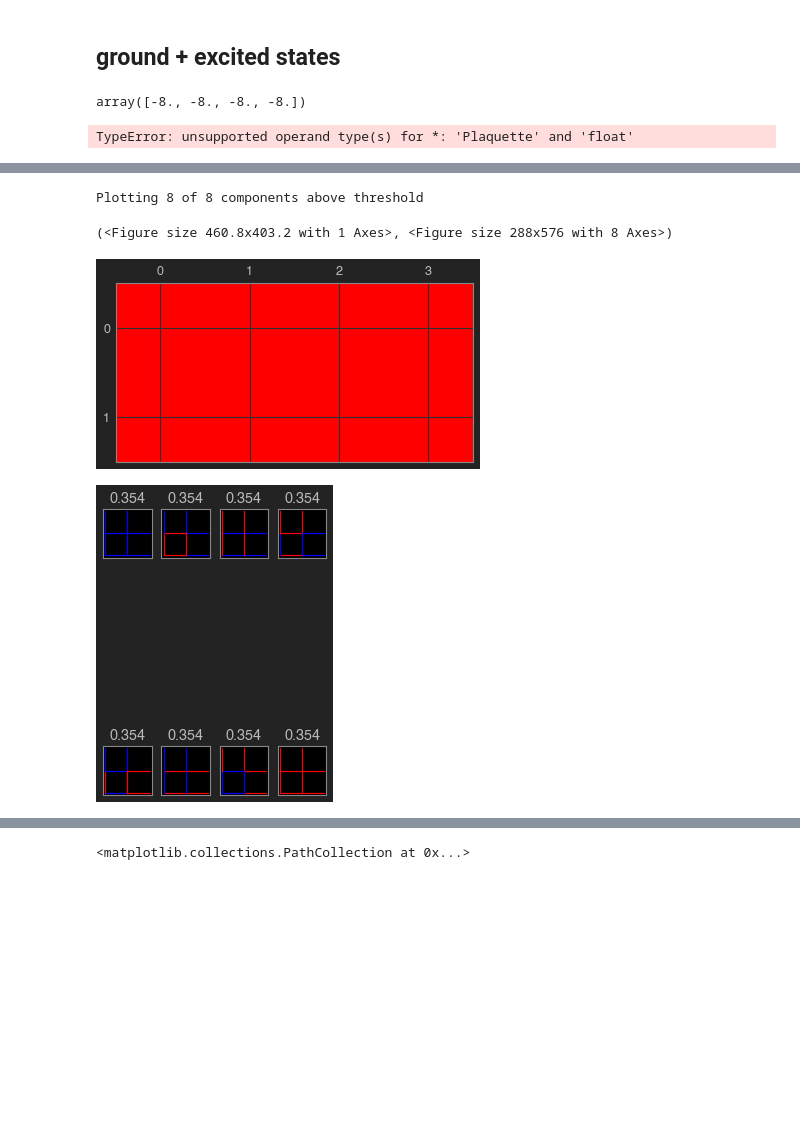
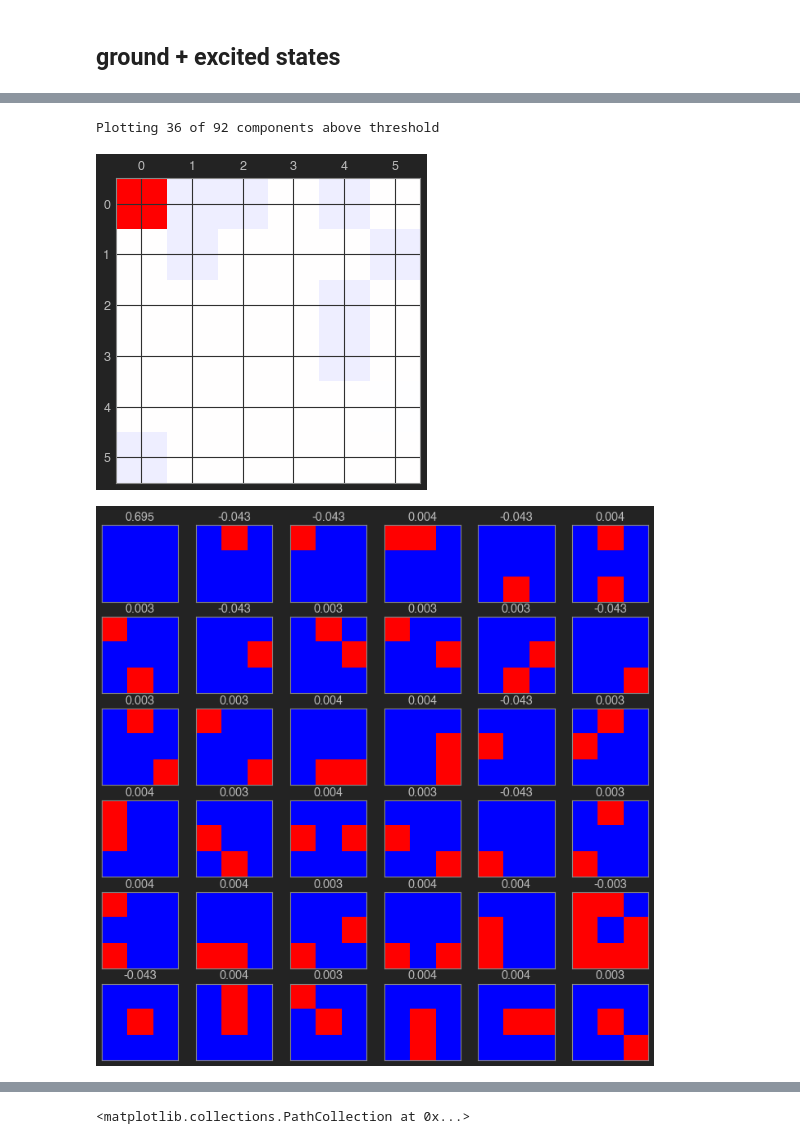
Before and after one commit to akuczala/toric-code, a Jupyter notebook: toric-code-2.ipynb, the cells around one changed output, grey strips where cells are left out. Cells and saved outputs as stored; diff of their text form; code cells hidden in the pictures; blank space fills up the shorter version.

```diff
--- a/toric-code-2.ipynb
+++ b/toric-code-2.ipynb
@@ -9,11 +9,10 @@ from plot_styler import style_plots
 style_plots()
 # %%
 from toriccode.env import *
-local_terms, coefs = get_ising_terms(3)
-local_terms = get_toric_terms(2)
-coefs = -np.ones(len(local_terms))
+local_terms, coefs = get_ising_terms(3, 0.5)
+#local_terms, coefs = get_toric_terms(2)
 h = HamiltonianBuilder(verbose=False).build(local_terms, coefs)
-eigs, vecs = h.calc_eigs(20)
+eigs, vecs = h.calc_eigs(10)
 # %% [output]
 padding + tensor producting
 # %%
@@ -66,18 +65,15 @@ np.count_nonzero(~np.isclose(vec, 0))
 32
 # %% [markdown]
 ## ground + excited states
-# %%
-eigs[np.isclose(eigs,eigs[0])]
-# %% [output]
-array([-8., -8., -8., -8.])
 # %%
 grid_point_class = h.local_terms[0].GridPointClass
-B = Plaquette.new(grid_point_class.new(0,0)).generate_matrix(
-vec = np.dot(B, vecs[:,0])
+B = Plaquette.new(grid_point_class.new(0,0)).generate_matrix(h.qubits).tocsc()
+v0 = np.zeros(h.dim)
+v0[0] = 1
+vec = B.dot(v0)
-# %% [output]
-TypeError: unsupported operand type(s) for *: 'Plaquette' and 'float'
 # %%
-vec = vecs[:,3]
-plt.hist(np.abs(vec), bins=30); plt.yscale('log'); plt.show()
-plot_vec(vec, h.qubits, threshold=0.3, max_terms=36)
+#vec = vecs[:,1]
+for v in (vecs[:,0],):
+    plt.hist(np.abs(v), bins=30); plt.yscale('log'); plt.show()
+    plot_vec(v, h.qubits, threshold=0.001, max_terms=36); plt.show()
 # %% [output]
@@ -85,4 +81,3 @@ plot_vec(vec, h.qubits, threshold=0.3, max_terms=36)
-Plotting 8 of 8 components above threshold
+Plotting 36 of 92 components above threshold
-(<Figure size 460.8x403.2 with 1 Axes>, <Figure size 288x576 with 8 Axes>)
-[figure, old version]
+[figure, new version]
-[figure, old version]
+[figure, new version]
```
Also changed, not shown: parts of 3 cells of this notebook, 14 other files.
